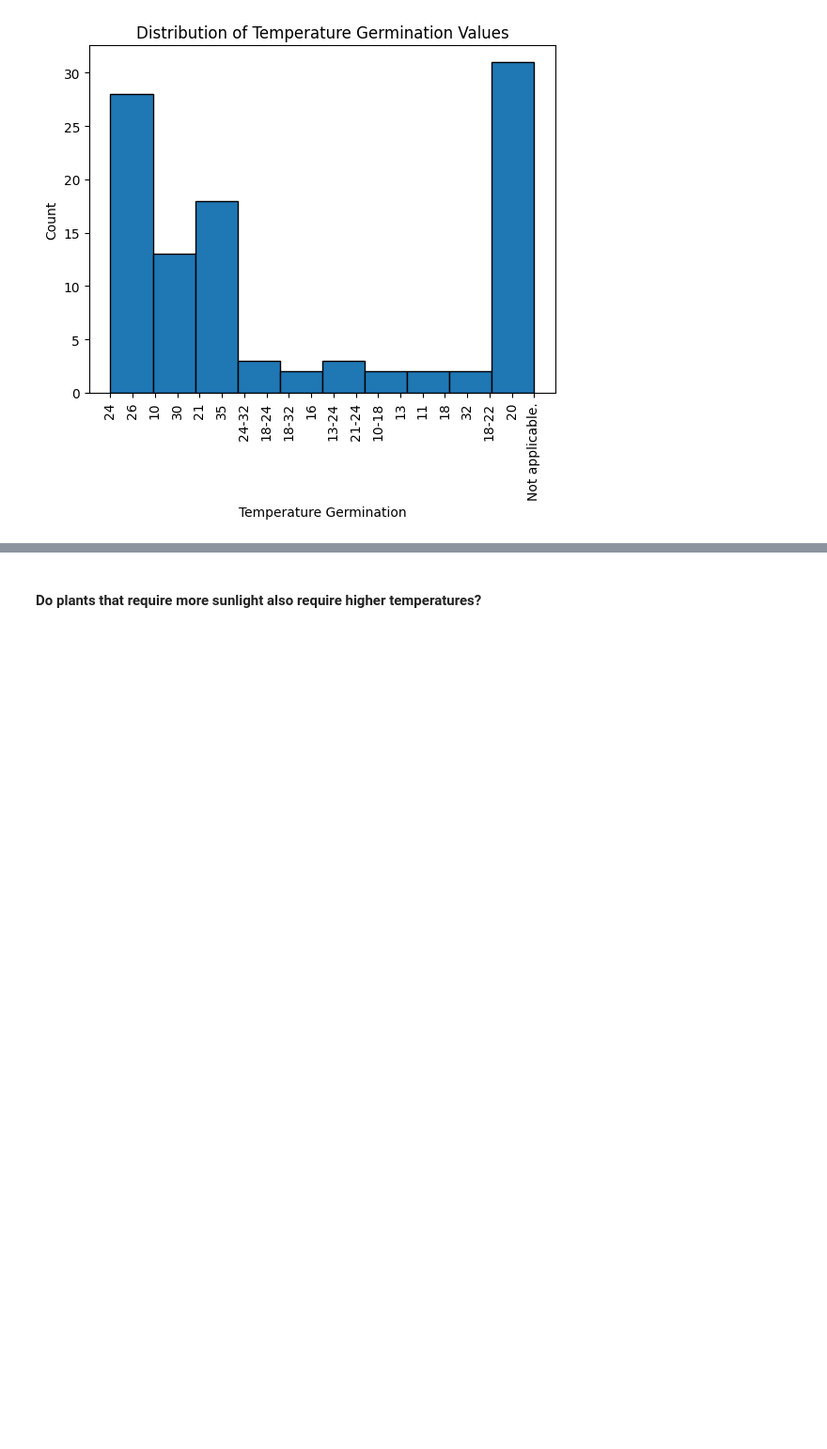
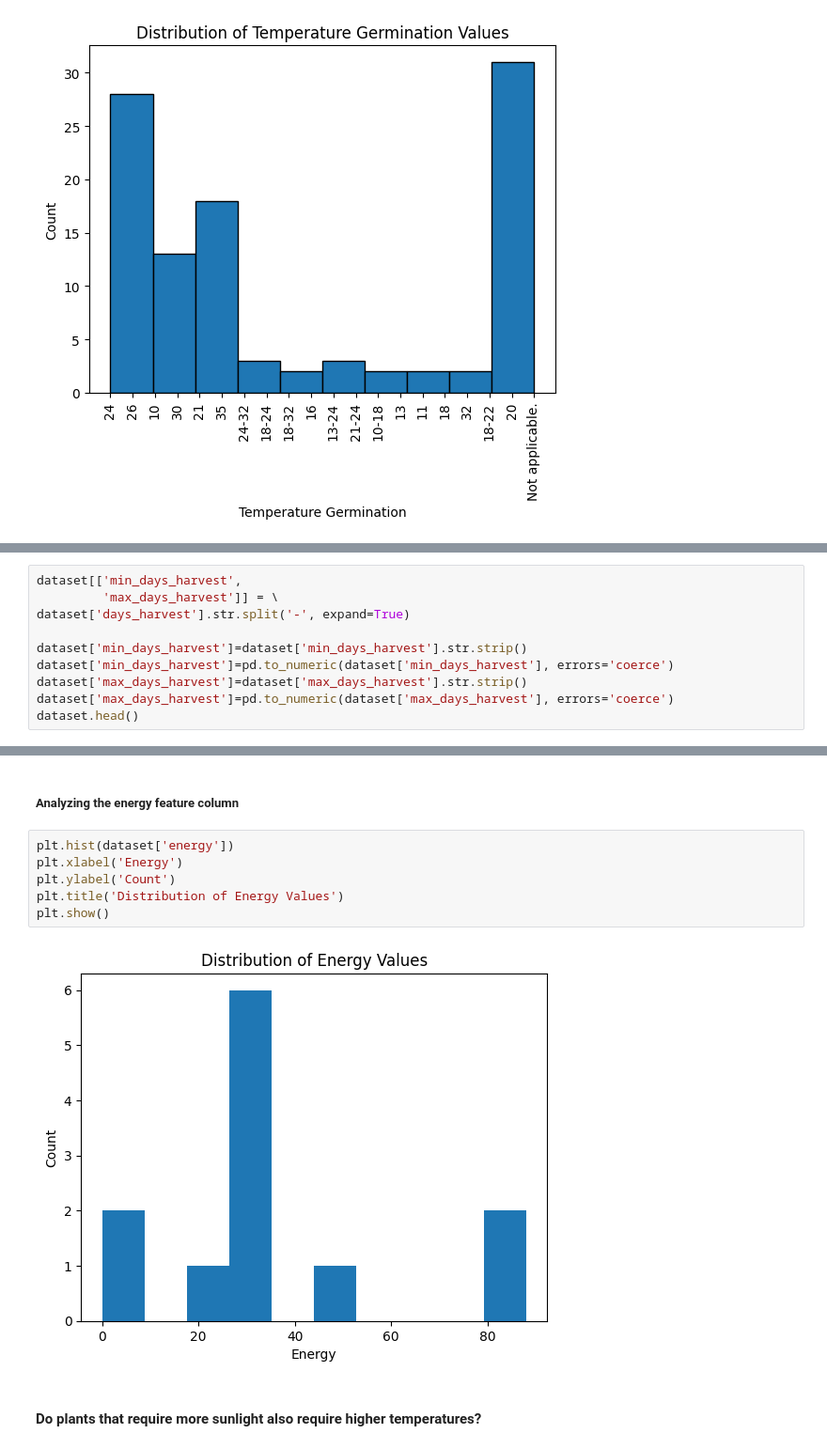
Before and after one commit to aaditbaldha2002/TidyTuesday_challenges, a Jupyter notebook: 2026/2026-02-03/eda.ipynb, the cells around one changed output, grey strips where cells are left out. Shown at 94% size. Saved outputs shown, nothing was run; the diff lists cells and outputs as text; blank space fills up the shorter version.

```diff
--- a/2026/2026-02-03/eda.ipynb
+++ b/2026/2026-02-03/eda.ipynb
@@ -390,0 +448,10 @@ plt.show()
+# %%
+dataset[['min_days_harvest',
+         'max_days_harvest']] = \
+dataset['days_harvest'].str.split('-', expand=True)
+
+dataset['min_days_harvest']=dataset['min_days_harvest'].str.strip()
+dataset['min_days_harvest']=pd.to_numeric(dataset['min_days_harvest'], errors='coerce')
+dataset['max_days_harvest']=dataset['max_days_harvest'].str.strip()
+dataset['max_days_harvest']=pd.to_numeric(dataset['max_days_harvest'], errors='coerce')
+dataset.head()
@@ -391,3 +465,13 @@ plt.show()
+# %% [markdown]
+##### Analyzing the energy feature column
+# %%
+plt.hist(dataset['energy'])
+plt.xlabel('Energy')
+plt.ylabel('Count')
+plt.title('Distribution of Energy Values')
+plt.show()
+# %% [output]
+[figure, added]
 # %% [markdown]
 #### Do plants that require more sunlight also require higher temperatures?
 # %% [markdown]
```
Also changed, not shown: parts of 9 cells of this notebook.
